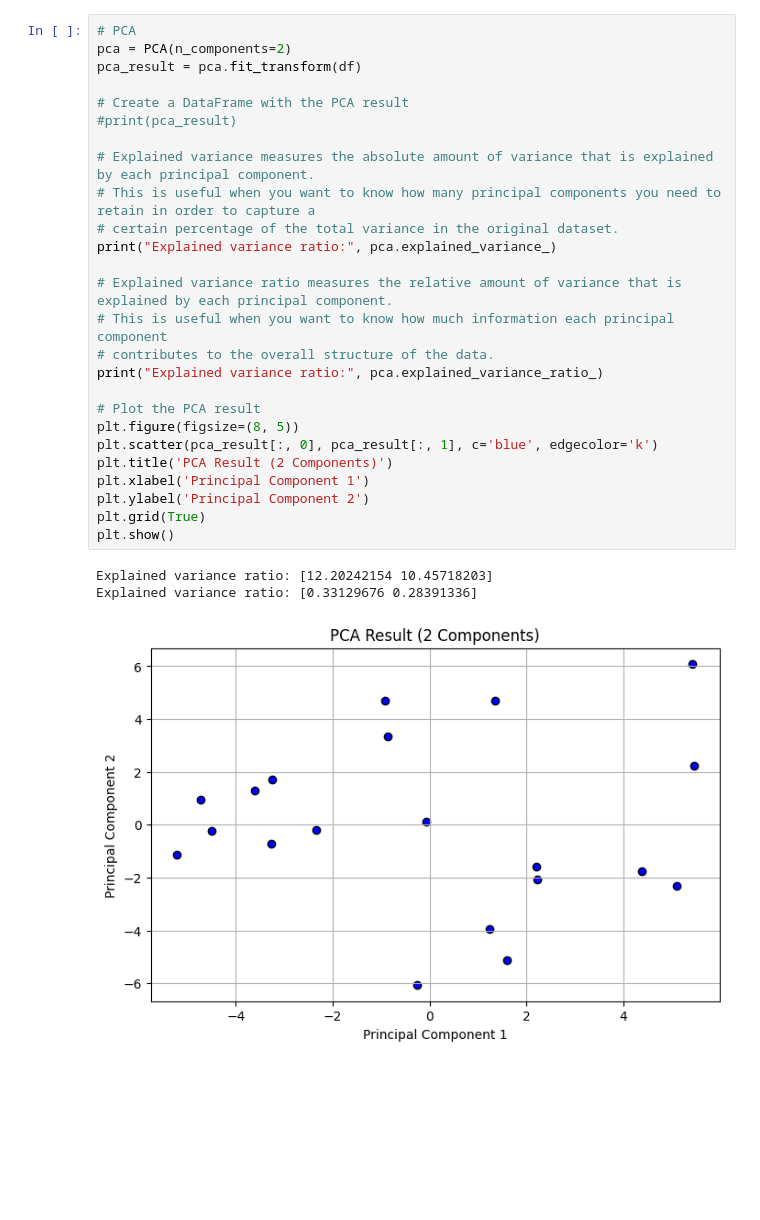
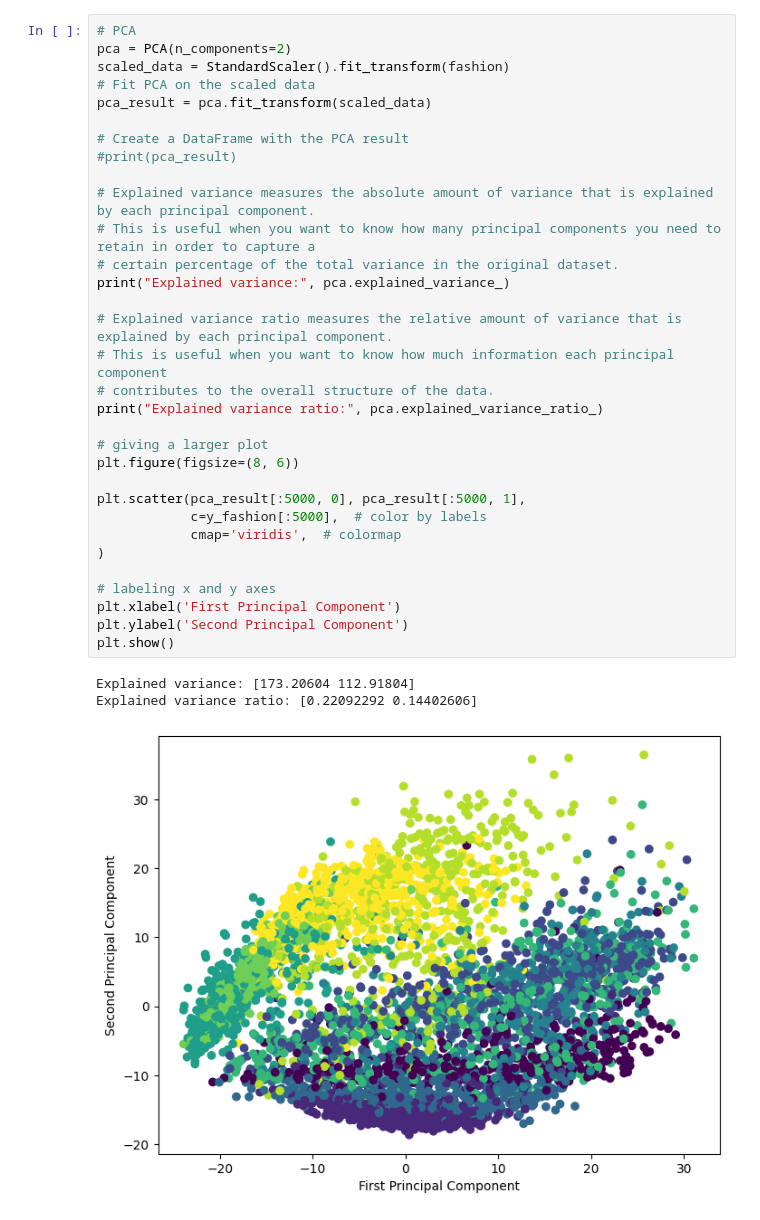
Before and after one commit to DaniNiamut/ict-f0ntys-internship, a Jupyter notebook: dimension_reduction.ipynb, the cells around one changed output. Cells and saved outputs as stored; diff of their text form; blank space fills up the shorter version.

```diff
--- a/dimension_reduction.ipynb
+++ b/dimension_reduction.ipynb
@@ -55,30 +46,36 @@ np.int64(2)
 # %%
 # PCA
 pca = PCA(n_components=2)
-pca_result = pca.fit_transform(df)
+scaled_data = StandardScaler().fit_transform(fashion)
+# Fit PCA on the scaled data
+pca_result = pca.fit_transform(scaled_data)
 
 # Create a DataFrame with the PCA result
 #print(pca_result)
 
 # Explained variance measures the absolute amount of variance that is explained by each principal component.
 # This is useful when you want to know how many principal components you need to retain in order to capture a
 # certain percentage of the total variance in the original dataset.
-print("Explained variance ratio:", pca.explained_variance_)
+print("Explained variance:", pca.explained_variance_)
 
 # Explained variance ratio measures the relative amount of variance that is explained by each principal component.
 # This is useful when you want to know how much information each principal component
 # contributes to the overall structure of the data.
 print("Explained variance ratio:", pca.explained_variance_ratio_)
 
-# Plot the PCA result
-plt.figure(figsize=(8, 5))
-plt.scatter(pca_result[:, 0], pca_result[:, 1], c='blue', edgecolor='k')
-plt.title('PCA Result (2 Components)')
-plt.xlabel('Principal Component 1')
-plt.ylabel('Principal Component 2')
-plt.grid(True)
+# giving a larger plot
+plt.figure(figsize=(8, 6))
+
+plt.scatter(pca_result[:5000, 0], pca_result[:5000, 1],
+            c=y_fashion[:5000],  # color by labels
+            cmap='viridis',  # colormap
+)
+
+# labeling x and y axes
+plt.xlabel('First Principal Component')
+plt.ylabel('Second Principal Component')
 plt.show()
 # %% [output]
-Explained variance ratio: [12.20242154 10.45718203]
-Explained variance ratio: [0.33129676 0.28391336]
+Explained variance: [173.20604 112.91804]
+Explained variance ratio: [0.22092292 0.14402606]
-[figure, old version]
+[figure, new version]
```
Also changed, not shown: parts of 23 cells of this notebook.
